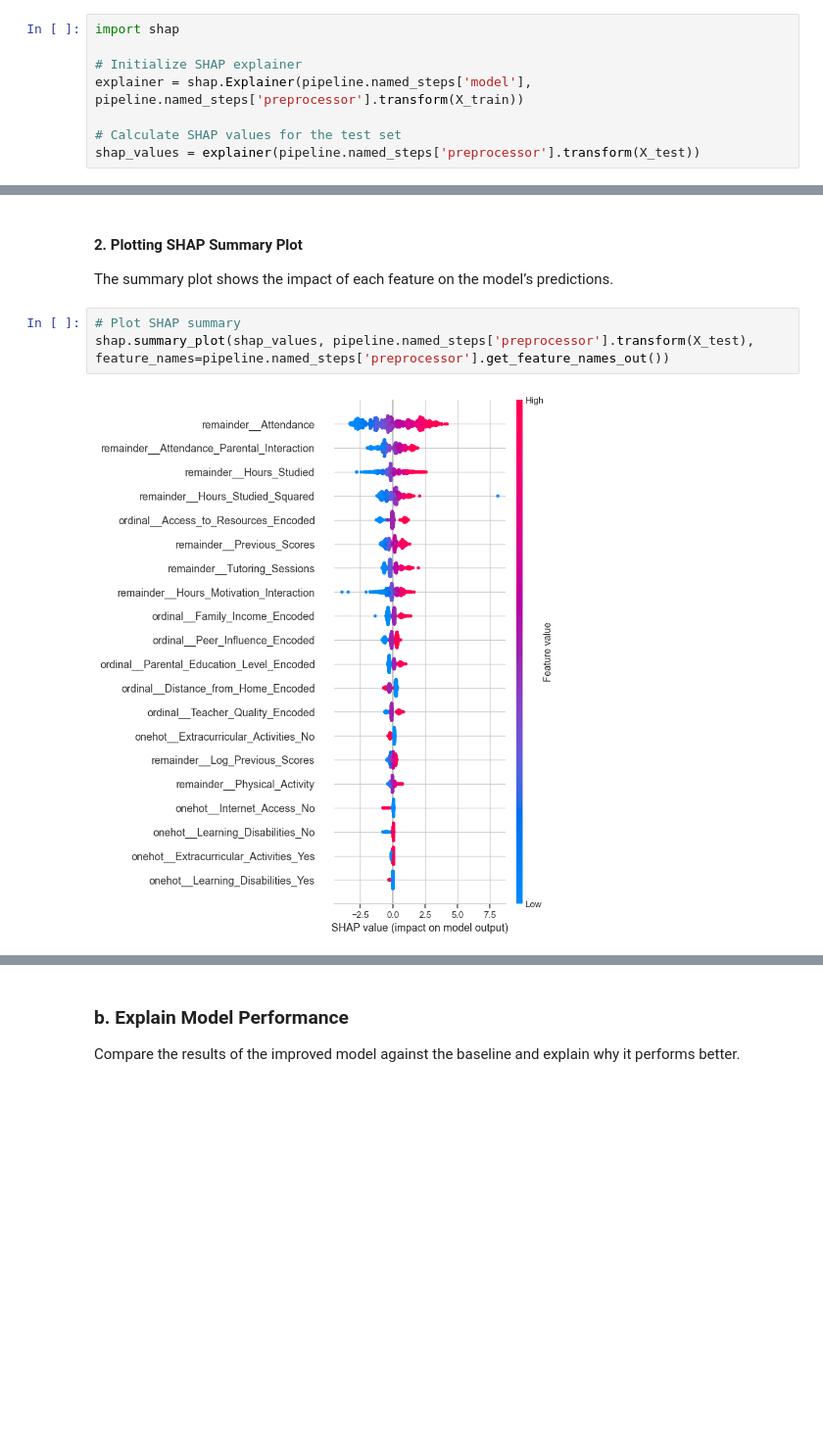
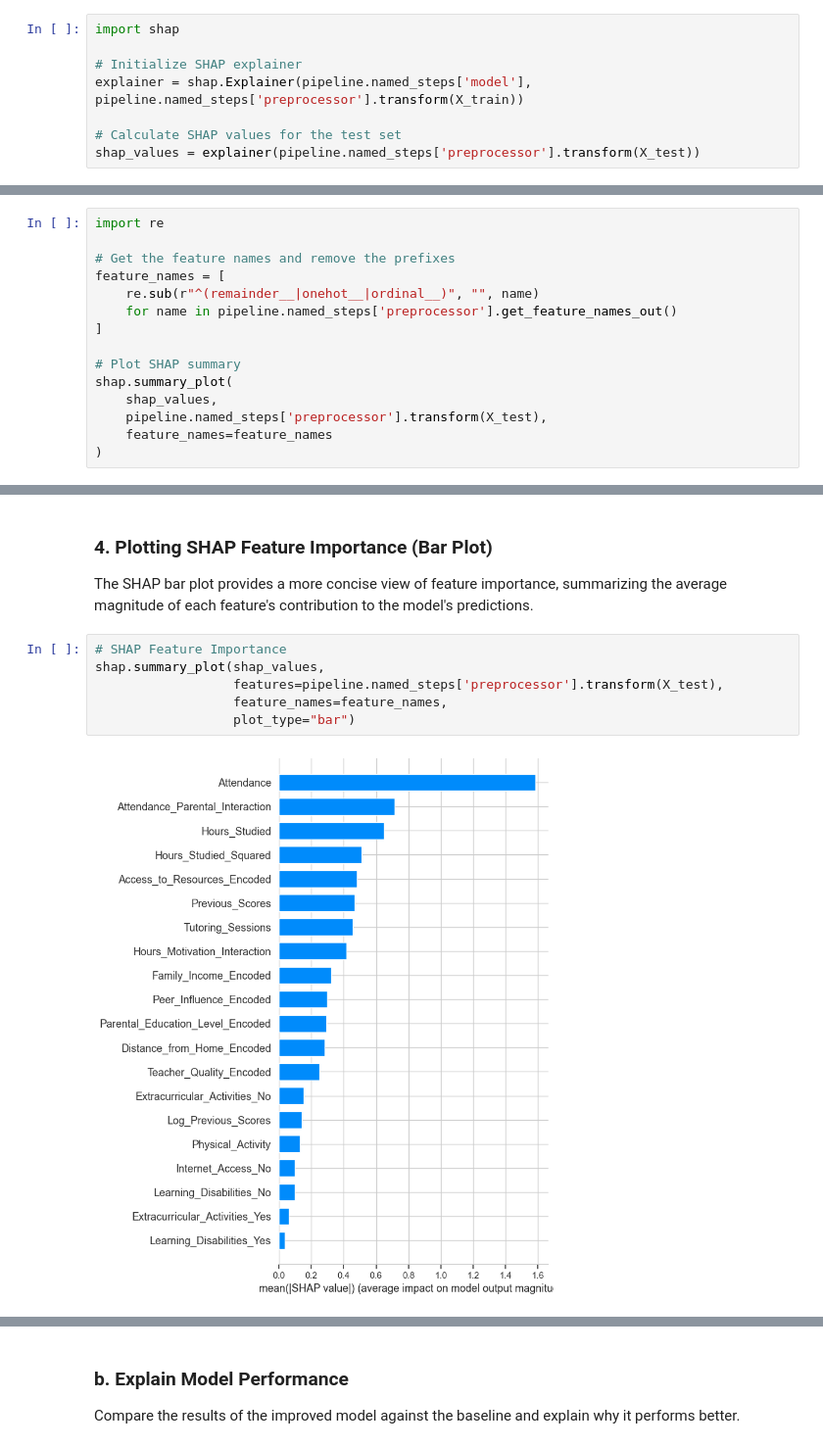
Before and after one commit to adirelm/TDS_student_performance_analysis_part2, a Jupyter notebook: TDS_student_performance_analysis_part2.ipynb, the cells around one changed output, grey strips where cells are left out. Shown at 98% size. Saved outputs shown, nothing was run; the diff lists cells and outputs as text; blank space fills up the shorter version.

```diff
--- a/TDS_student_performance_analysis_part2.ipynb
+++ b/TDS_student_performance_analysis_part2.ipynb
@@ -654,0 +932,15 @@ shap_values = explainer(pipeline.named_steps['preprocessor'].transform(X_test))
+# %%
+import re
+
+# Get the feature names and remove the prefixes
+feature_names = [
+    re.sub(r"^(remainder__|onehot__|ordinal__)", "", name)
+    for name in pipeline.named_steps['preprocessor'].get_feature_names_out()
+]
+
+# Plot SHAP summary
+shap.summary_plot(
+    shap_values,
+    pipeline.named_steps['preprocessor'].transform(X_test),
+    feature_names=feature_names
+)
@@ -655,8 +1000,11 @@ shap_values = explainer(pipeline.named_steps['preprocessor'].transform(X_test))
 # %% [markdown]
-#### 2. Plotting SHAP Summary Plot
-The summary plot shows the impact of each feature on the model’s predictions.
+### 4. Plotting SHAP Feature Importance (Bar Plot)
+The SHAP bar plot provides a more concise view of feature importance, summarizing the average magnitude of each feature's contribution to the model's predictions.
 # %%
-# Plot SHAP summary
-shap.summary_plot(shap_values, pipeline.named_steps['preprocessor'].transform(X_test), feature_names=pipeline.named_steps['preprocessor'].get_feature_names_out())
+# SHAP Feature Importance
+shap.summary_plot(shap_values,
+                  features=pipeline.named_steps['preprocessor'].transform(X_test),
+                  feature_names=feature_names,
+                  plot_type="bar")
 # %% [output]
-[figure, old version]
+[figure, new version]
```
Also changed, not shown: parts of 85 cells of this notebook, 1 other file.
